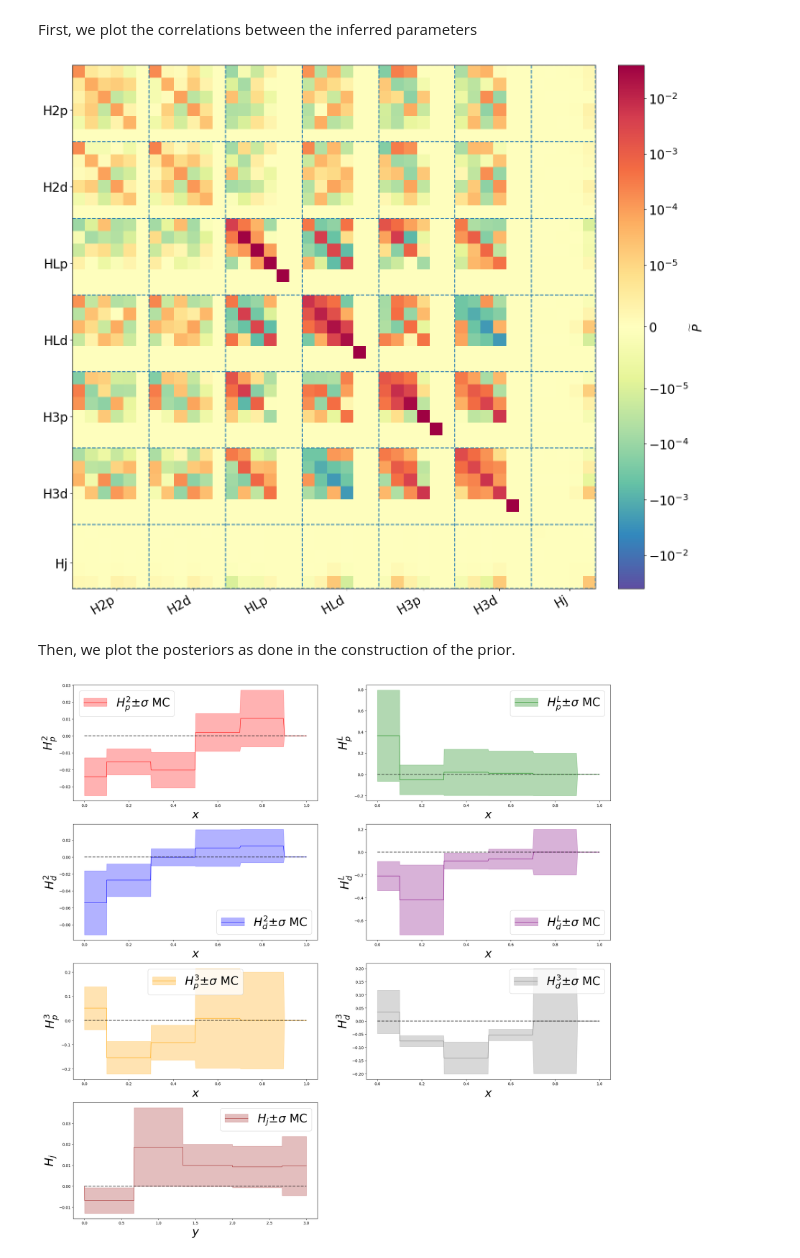
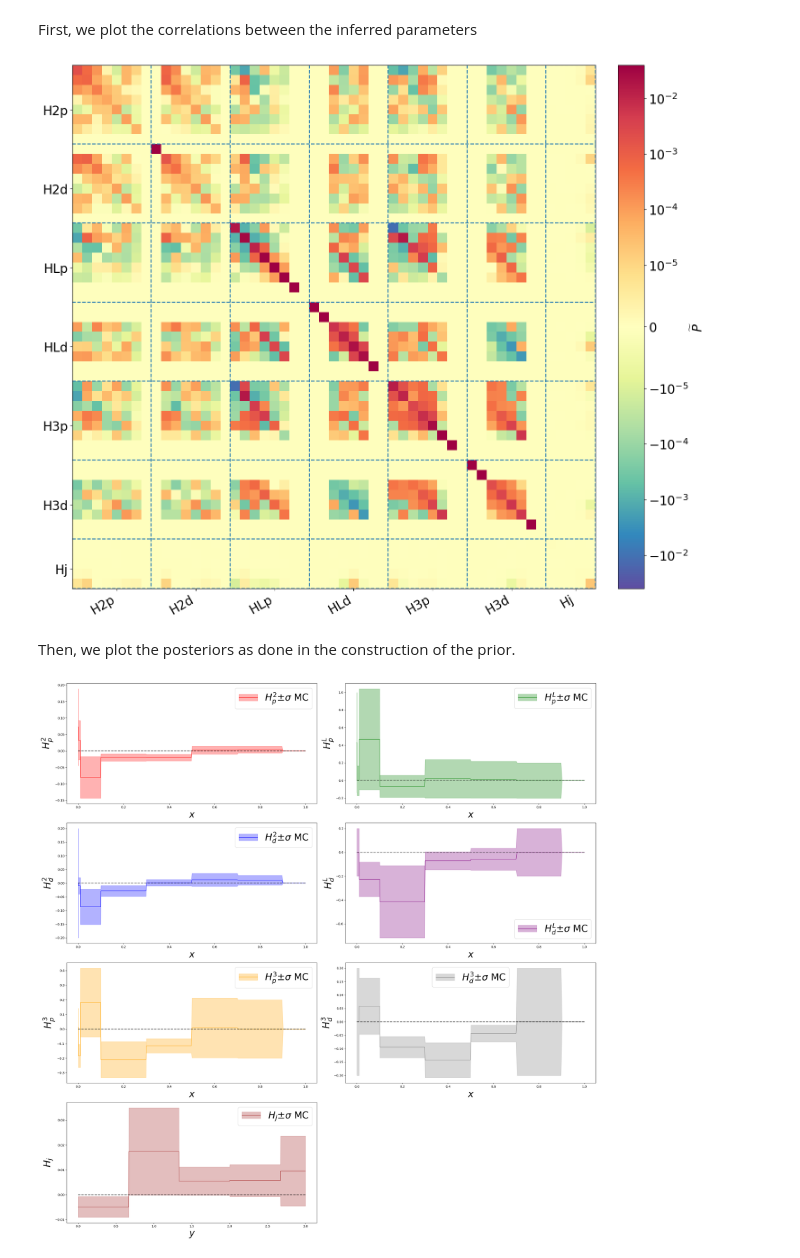
Before and after one commit to RoyStegeman/higher_twist, a Jupyter notebook: higher_twist/higher_twist_tcm_bin.ipynb, the cells around one changed output. Saved outputs shown, nothing was run; the diff lists cells and outputs as text; code cells hidden in the pictures.

Commit message:
Update nb + nb for triangular function

```diff
--- a/higher_twist/higher_twist_tcm_bin.ipynb
+++ b/higher_twist/higher_twist_tcm_bin.ipynb
@@ -10,7 +9,7 @@ from validphys.theorycovariance.higher_twist_functions import compute_deltas_pc
 
 from ht_plot_utlis import plot_covmat_heatmap
 # %%
-fitname = "250128-ac-01-pc-jet"
+fitname = "250210-ac-pc_step"
 thcovmat_dict = API.fit(fit=fitname).as_input()["theorycovmatconfig"]
 pc_parameters = thcovmat_dict['pc_parameters']
 covmat_pdf = thcovmat_dict['pdf']
@@ -128,6 +128,7 @@ for par in pc_parameters:
 
     # Store parameters for each power correction
     power_corr_dict[par['ht']] = {'yshift': par['yshift'], 'nodes': par['nodes']}
+    power_corr_dict['func_type']= thcovmat_dict['func_type']
 # %%
 groups_data_by_process = API.groups_data_by_process(**common_dict)
 pdf = API.pdf(pdf=covmat_pdf)
@@ -296,22 +300,9 @@ fig_matmap = plot_covmat_heatmap(P_tilde, "")
 fig_matmap.tight_layout()
 fig_matmap.savefig(save_dir + '/heatmap.png')
 # %% [output]
-[figure, old version]
+[figure, new version]
 # %% [markdown]
 Then, we plot the posteriors as done in the construction of the prior.
-# %%
-def step_function(x, y_shift, nodes):
-        # TODO
-        # The shift for the last node is still required to parse the config file,
-        # but nodes are only used to define bins. Hence, the last shift is unnecessary.
-        shifted_points_pos = np.flatnonzero(y_shift)
-        for shift_pos in shifted_points_pos:
-            bin_low = nodes[shift_pos]
-            bin_high = nodes[shift_pos + 1]
-            condition = x > bin_low and x <= bin_high
-            if condition:
-                return y_shift[shift_pos]
-        return 0.0
 # %%
 fig, axs = plt.subplots(nrows=4, ncols=2, figsize=(25, 25))
 colors = ["red", "green", "blue", "purple", "orange", "grey", "brown"]
@@ -322,35 +313,44 @@ xv = np.logspace(-5, -0.0001, 2000)
 rap = np.linspace(0.0, 3, 2000)
 
 for idx_ax, (ax, key, color) in enumerate(zip(axs.flatten(), keys, colors)):
   xaxis = xv if key != "Hj" else rap
   bin_edges = x_nodes[key]
 
   # Extract central shift and std for the shift
   shift_central = posteriors.xs(level='HT', key=key).to_numpy()
   shift_std = np.sqrt(P_tilde.xs(level='HT', key=key).T.xs(level='HT', key=key).to_numpy().diagonal())
 
   # Choose the x label according to the key
   if len(key) == 3:
     ylabel = rf"$H^{key[1]}_{key[2]}$"
     xlabel = f"$x$"
   else:
     ylabel = rf"$H_{key[1]}$"
     xlabel = f"$y$"
 
   # Compute y values and std
-  y_values = [step_function(x, y_shift=shift_central, nodes=bin_edges) for x in xaxis]
-  y_values_std = [step_function(x, y_shift=shift_central + shift_std, nodes=bin_edges) for x in xaxis]
+  y_values = step_function(xaxis, shift_central, bin_edges)
+  y_values_std = step_function(xaxis, shift_central + shift_std, bin_edges)
   pl = ax.plot(xaxis, y_values, ls = "-", lw = 1, color = color)
   pl_lg = ax.fill(np.NaN, np.NaN, alpha = 0.3, color = pl[0].get_color()) # Necessary for fancy legend
   pl_fb  = ax.fill_between(xaxis, np.add(y_values, np.multiply(y_values_std,-1)), np.add(y_values, y_values_std), color = pl[0].get_color(),  alpha = 0.3)
 
   # Zero line
   ax.plot(xaxis, np.zeros_like(xaxis), ls = "dashed", lw = 2, color="black", alpha=0.6)
   ax.set_xlabel(xlabel, fontsize = 30)
 
   ax.set_ylabel(ylabel, fontsize = 30)
   label = ylabel + rf"$\pm \sigma$ MC"
-  ax.legend([(pl[0], pl_lg[0]),], [label, "nodes"], loc='best', fontsize=30)
-  #ax.set_xscale('log')
+  ax.legend([(pl[0], pl_lg[0]),], [label], loc='best', fontsize=30)
+  ax.set_xscale('log')
+
+  fig.tight_layout()
+  fig.savefig(save_dir + "/log_scale.png")
+
+for ax in axs.flatten():
+  ax.set_xscale('linear')
+
+fig.tight_layout()
+fig.savefig(save_dir + "/linear_scale.png")
 # %% [output]
-[figure, old version]
+[figure, new version]
```
Also changed, not shown: parts of 8 cells of this notebook, 1 other file.
